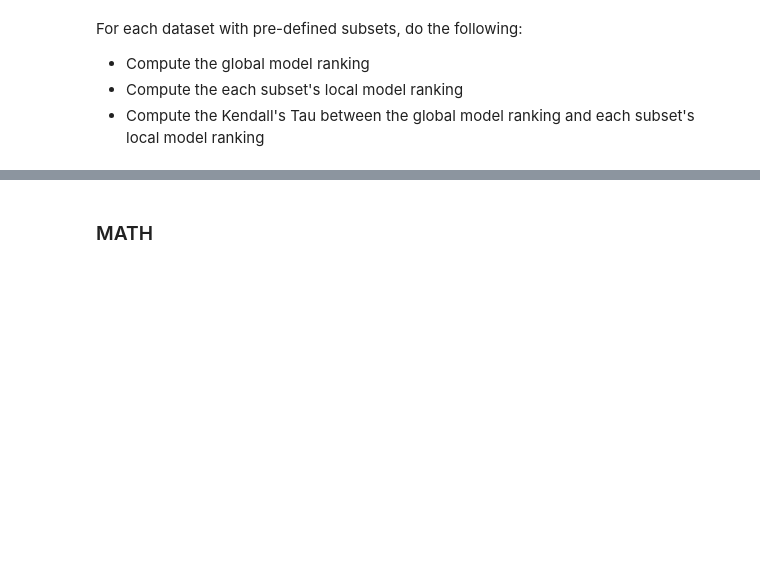
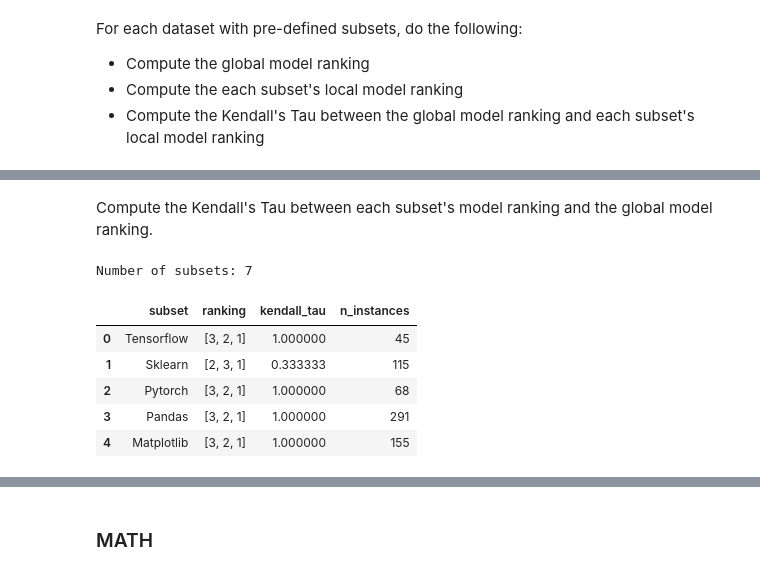
Before and after one commit to mpg05883/EvalTree, a Jupyter notebook: subset_analysis.ipynb, the cells around one changed output, grey strips where cells are left out. Saved outputs shown, nothing was run; the diff lists cells and outputs as text; code cells hidden in the pictures; blank space fills up the shorter version.

```diff
--- a/subset_analysis.ipynb
+++ b/subset_analysis.ipynb
@@ -63,0 +153,36 @@ For each dataset with pre-defined subsets, do the following:
+# %% [markdown]
+Compute the Kendall's Tau between each subset's model ranking and the global model ranking.
+# %%
+kwargs = {
+    "desc": "Computing model rankings",
+    "total": len(subsets),
+    "unit": "subset",
+}
+
+results = []
+
+for subset in tqdm(subsets, **kwargs):
+    mask = get_metadata_mask(dataset_df, subset_col, subset)
+    subset_eval_results_df = eval_results_df[mask]
+    subset_ranking = compute_ranking(subset_eval_results_df)
+    kendall_tau, _ = kendalltau(global_ranking, subset_ranking)
+    results.append(
+        {
+            "subset": subset,
+            "ranking": subset_ranking,
+            "kendall_tau": kendall_tau,
+            "n_instances": len(subset_eval_results_df),
+        }
+    )
+
+results_df = pd.DataFrame(results)
+print(f"Number of subsets: {len(results_df)}")
+results_df.head()
+# %% [output]
+Number of subsets: 7
+|  | subset | ranking | kendall_tau | n_instances |
+| 0 | Tensorflow | [3, 2, 1] | 1.000000 | 45 |
+| 1 | Sklearn | [2, 3, 1] | 0.333333 | 115 |
+| 2 | Pytorch | [3, 2, 1] | 1.000000 | 68 |
+| 3 | Pandas | [3, 2, 1] | 1.000000 | 291 |
+| 4 | Matplotlib | [3, 2, 1] | 1.000000 | 155 |
```
Also changed, not shown: parts of 17 cells of this notebook, 9 other files.
